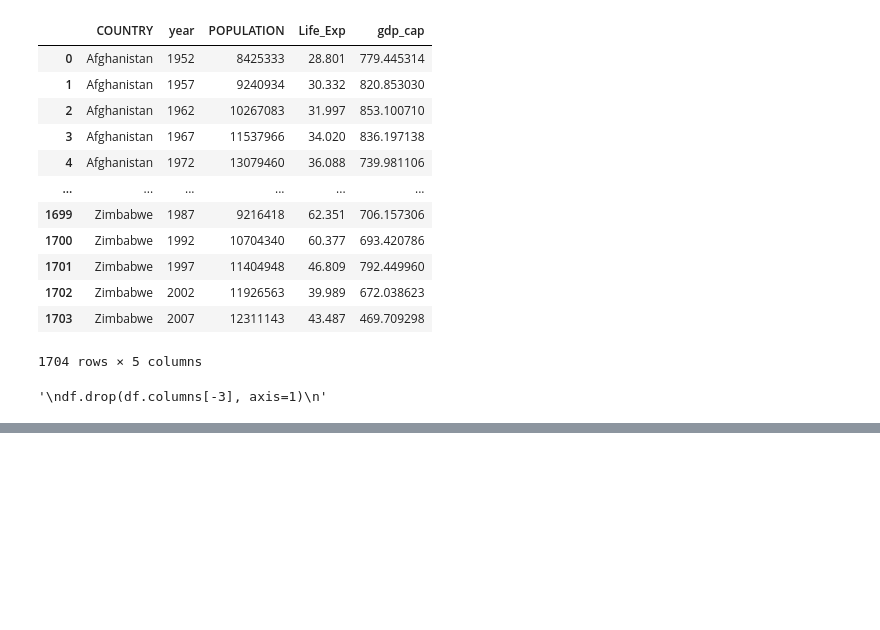
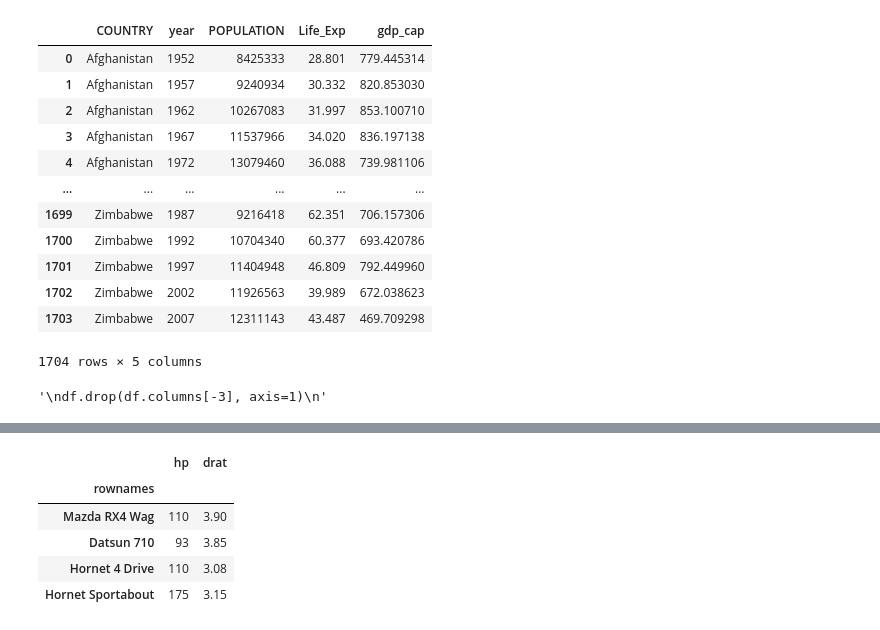
Before and after one commit to arnavxyz/scaler_pandas, a Jupyter notebook: Pandas_1.ipynb, the cells around one changed output, grey strips where cells are left out. Saved outputs shown, nothing was run; the diff lists cells and outputs as text; code cells hidden in the pictures; blank space fills up the shorter version.

```diff
--- a/Pandas_1.ipynb
+++ b/Pandas_1.ipynb
@@ -364,0 +522,9 @@ df.drop(df.columns[-3], axis=1)
+# %%
+df_cars.iloc[1:5, 3:5] # Correct Ans is option a.
+# %% [output]
+|  | hp | drat |
+| rownames |  |  |
+| Mazda RX4 Wag | 110 | 3.90 |
+| Datsun 710 | 93 | 3.85 |
+| Hornet 4 Drive | 110 | 3.08 |
+| Hornet Sportabout | 175 | 3.15 |
```
Also changed, not shown: parts of 11 cells of this notebook.
